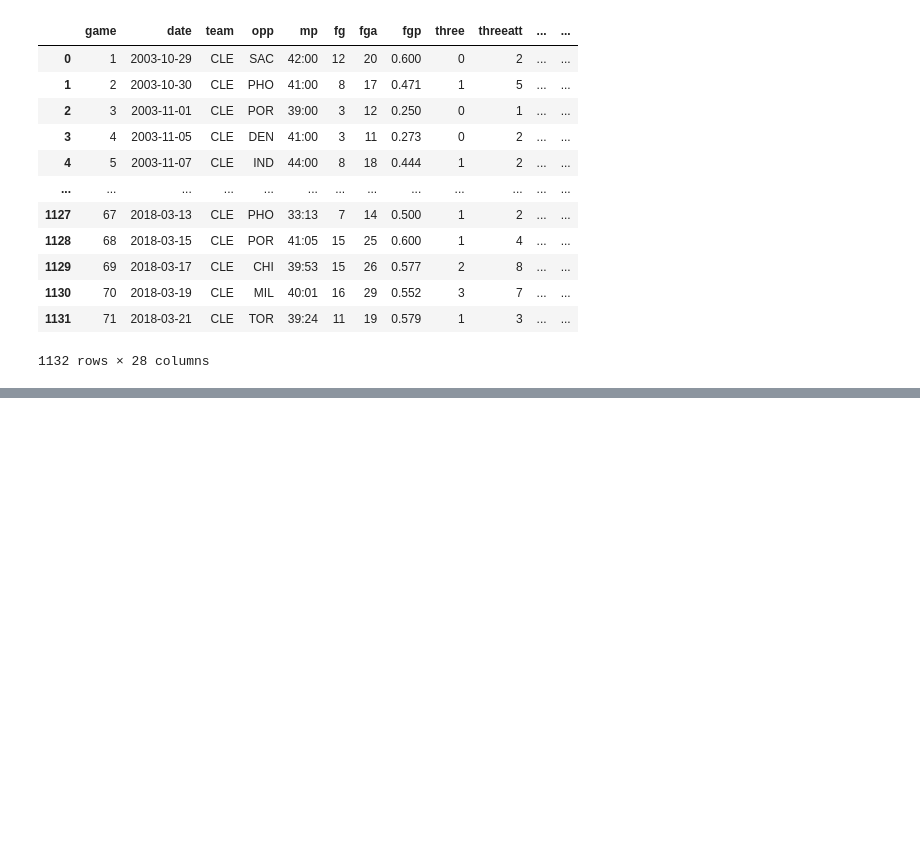
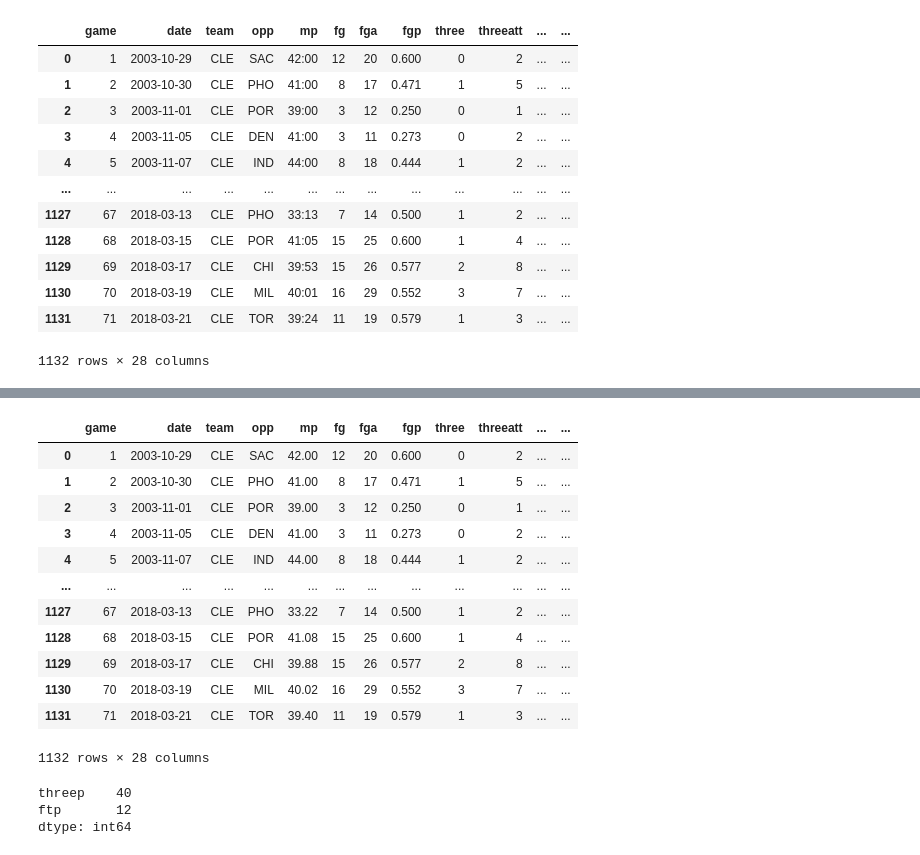
Before and after one commit to ArwinR/w207-final-project, a Jupyter notebook: Final_Report_207.ipynb, the cells around one changed output, grey strips where cells are left out. Drawn from its saved outputs; the diff is of its cells as text; code cells hidden in the pictures; blank space fills up the shorter version.

Commit message:
more eda, split dataset, basic logistic regression model done

```diff
--- a/EDA_for_Lebron_James.ipynb
+++ b/Final_Report_207.ipynb
@@ -308,0 +353,27 @@ lbj_df
+# %%
+#Convert Minutes Played Column to Decimal Format instead of "minutes:seconds"
+
+def convert_to_decimal(time_str):
+    if isinstance(time_str, str) and ':' in time_str:
+        minutes, seconds = time_str.split(':')
+        return round(int(minutes) + int(seconds) / 60, 2)
+    else:
+        return np.nan
+
+lbj_df['mp'] = lbj_df['mp'].apply(convert_to_decimal)
+# %%
+lbj_df
+# %% [output]
+|  | game | date | team | opp | mp | fg | fga | fgp | three | threeatt | ... | ... |
+| 0 | 1 | 2003-10-29 | CLE | SAC | 42.00 | 12 | 20 | 0.600 | 0 | 2 | ... | ... |
+| 1 | 2 | 2003-10-30 | CLE | PHO | 41.00 | 8 | 17 | 0.471 | 1 | 5 | ... | ... |
+| 2 | 3 | 2003-11-01 | CLE | POR | 39.00 | 3 | 12 | 0.250 | 0 | 1 | ... | ... |
+| 3 | 4 | 2003-11-05 | CLE | DEN | 41.00 | 3 | 11 | 0.273 | 0 | 2 | ... | ... |
+| 4 | 5 | 2003-11-07 | CLE | IND | 44.00 | 8 | 18 | 0.444 | 1 | 2 | ... | ... |
+| ... | ... | ... | ... | ... | ... | ... | ... | ... | ... | ... | ... | ... |
+| 1127 | 67 | 2018-03-13 | CLE | PHO | 33.22 | 7 | 14 | 0.500 | 1 | 2 | ... | ... |
+| 1128 | 68 | 2018-03-15 | CLE | POR | 41.08 | 15 | 25 | 0.600 | 1 | 4 | ... | ... |
+| 1129 | 69 | 2018-03-17 | CLE | CHI | 39.88 | 15 | 26 | 0.577 | 2 | 8 | ... | ... |
+| 1130 | 70 | 2018-03-19 | CLE | MIL | 40.02 | 16 | 29 | 0.552 | 3 | 7 | ... | ... |
+| 1131 | 71 | 2018-03-21 | CLE | TOR | 39.40 | 11 | 19 | 0.579 | 1 | 3 | ... | ... |
+1132 rows × 28 columns
@@ -308,0 +404,11 @@ lbj_df
+# %%
+# Calculate the count of NaN values in each column
+nan_count = lbj_df.isna().sum()
+
+# Filter and display only the columns that have NaN values
+nan_count_filtered = nan_count[nan_count > 0]
+print(nan_count_filtered)
+# %% [output]
+threep    40
+ftp       12
+dtype: int64
```
Also changed, not shown: parts of 32 cells of this notebook.
